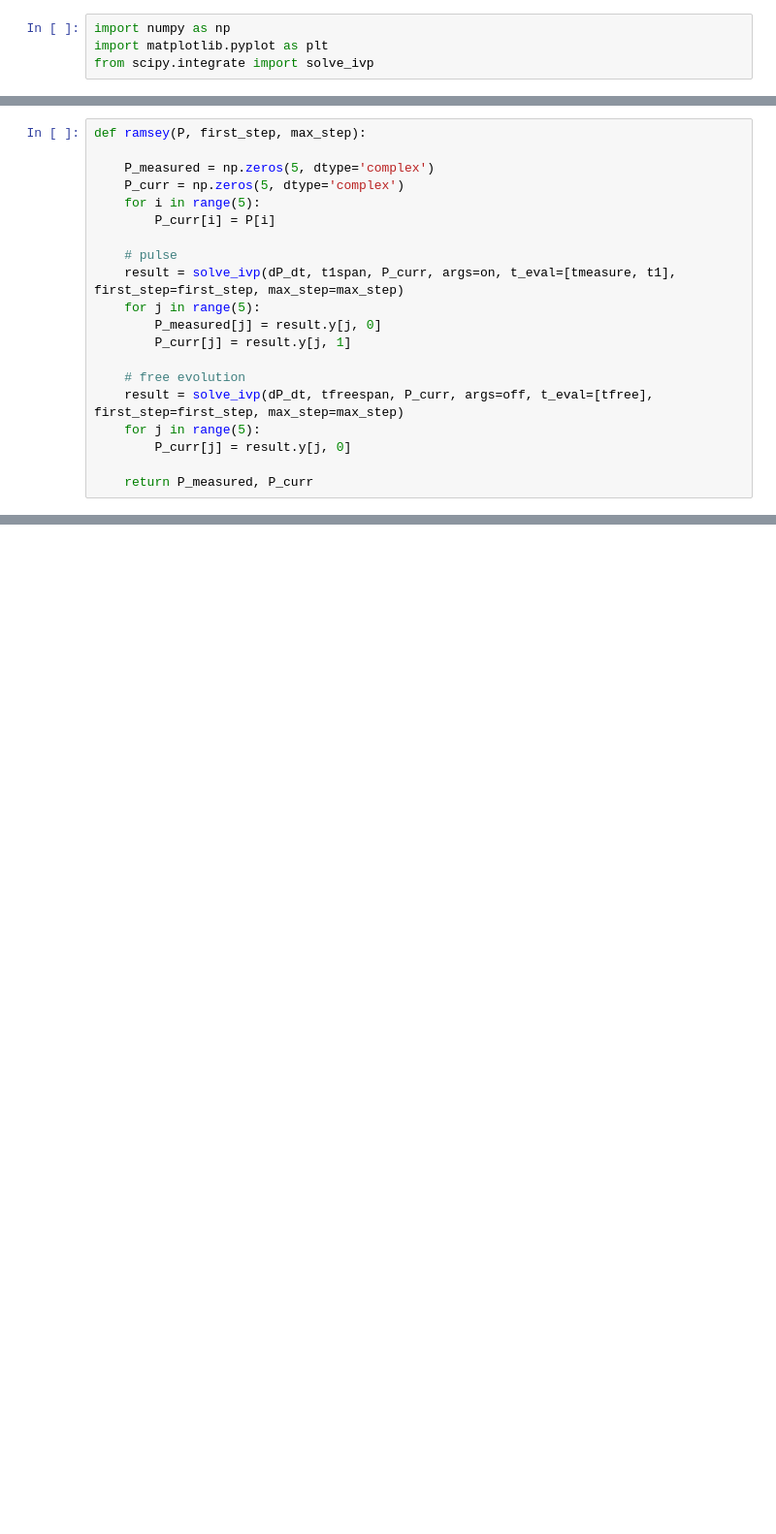
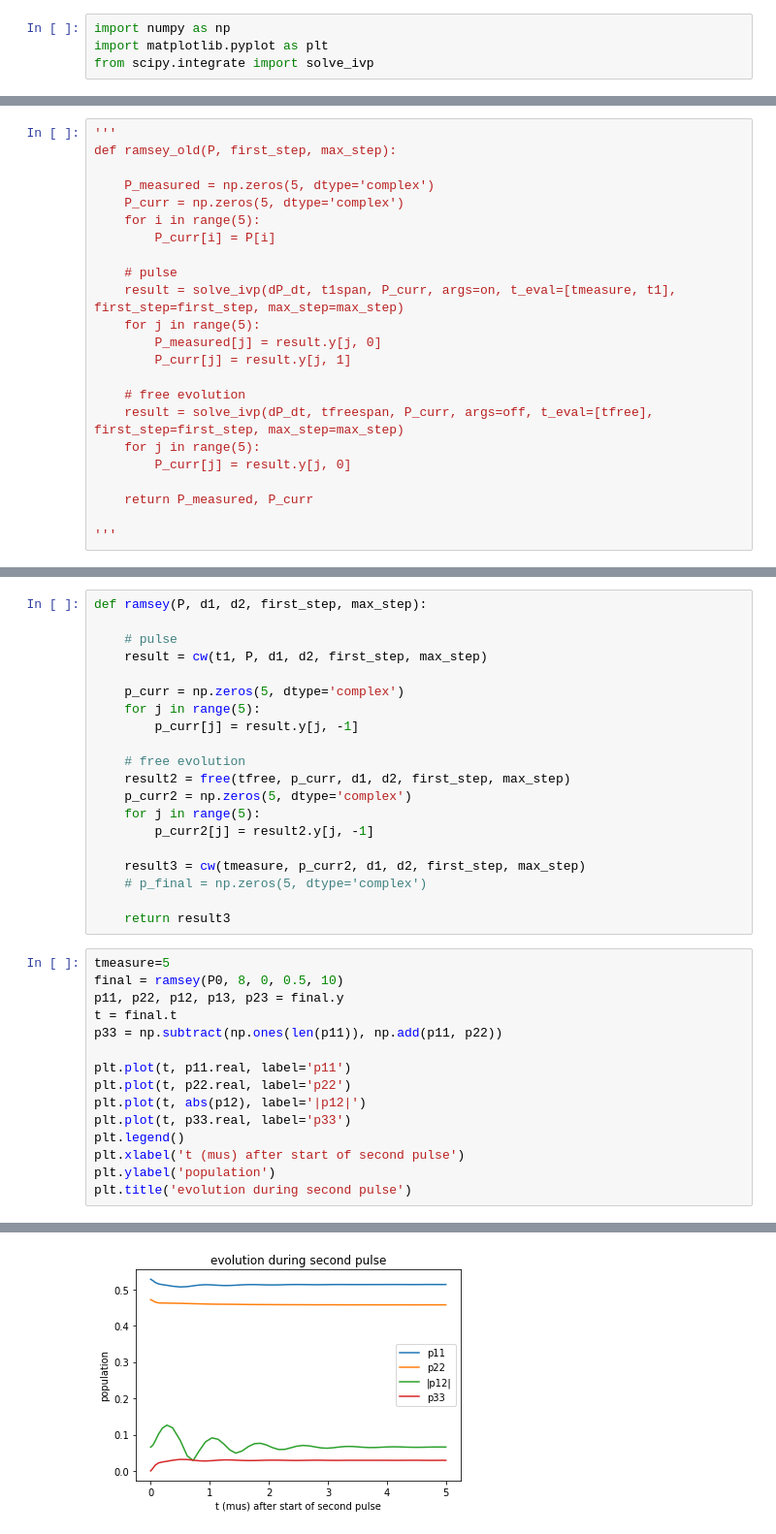
Before and after one commit to dahlia-ghoshal/cpt, a Jupyter notebook: ramsey_fringes.ipynb, the cells around one changed output, grey strips where cells are left out. Shown: that part at 97% size. Saved outputs shown, nothing was run; the diff lists cells and outputs as text; blank space fills up the shorter version.

```diff
--- a/ramsey_fringes.ipynb
+++ b/ramsey_fringes.ipynb
@@ -49,5 +78,6 @@ def dP_dt(t, P, w1, w2):
 # %%
-def ramsey(P, first_step, max_step):
+'''
+def ramsey_old(P, first_step, max_step):
 
     P_measured = np.zeros(5, dtype='complex')
     P_curr = np.zeros(5, dtype='complex')
@@ -66,3 +96,5 @@ def ramsey(P, first_step, max_step):
         P_curr[j] = result.y[j, 0]
 
     return P_measured, P_curr
+
+'''
@@ -68,0 +149,36 @@ def ramsey(P, first_step, max_step):
+# %%
+def ramsey(P, d1, d2, first_step, max_step):
+
+    # pulse
+    result = cw(t1, P, d1, d2, first_step, max_step)
+
+    p_curr = np.zeros(5, dtype='complex')
+    for j in range(5):
+        p_curr[j] = result.y[j, -1]
+
+    # free evolution
+    result2 = free(tfree, p_curr, d1, d2, first_step, max_step)
+    p_curr2 = np.zeros(5, dtype='complex')
+    for j in range(5):
+        p_curr2[j] = result2.y[j, -1]
+
+    result3 = cw(tmeasure, p_curr2, d1, d2, first_step, max_step)
+    # p_final = np.zeros(5, dtype='complex')
+
+    return result3
+# %%
+tmeasure=5
+final = ramsey(P0, 8, 0, 0.5, 10)
+p11, p22, p12, p13, p23 = final.y
+t = final.t
+p33 = np.subtract(np.ones(len(p11)), np.add(p11, p22))
+
+plt.plot(t, p11.real, label='p11')
+plt.plot(t, p22.real, label='p22')
+plt.plot(t, abs(p12), label='|p12|')
+plt.plot(t, p33.real, label='p33')
+plt.legend()
+plt.xlabel('t (mus) after start of second pulse')
+plt.ylabel('population')
+plt.title('evolution during second pulse')
+# %% [output]
@@ -69 +186,2 @@ def ramsey(P, first_step, max_step):
+[figure, added]
 # %%
```
Also changed, not shown: parts of 13 cells of this notebook.
